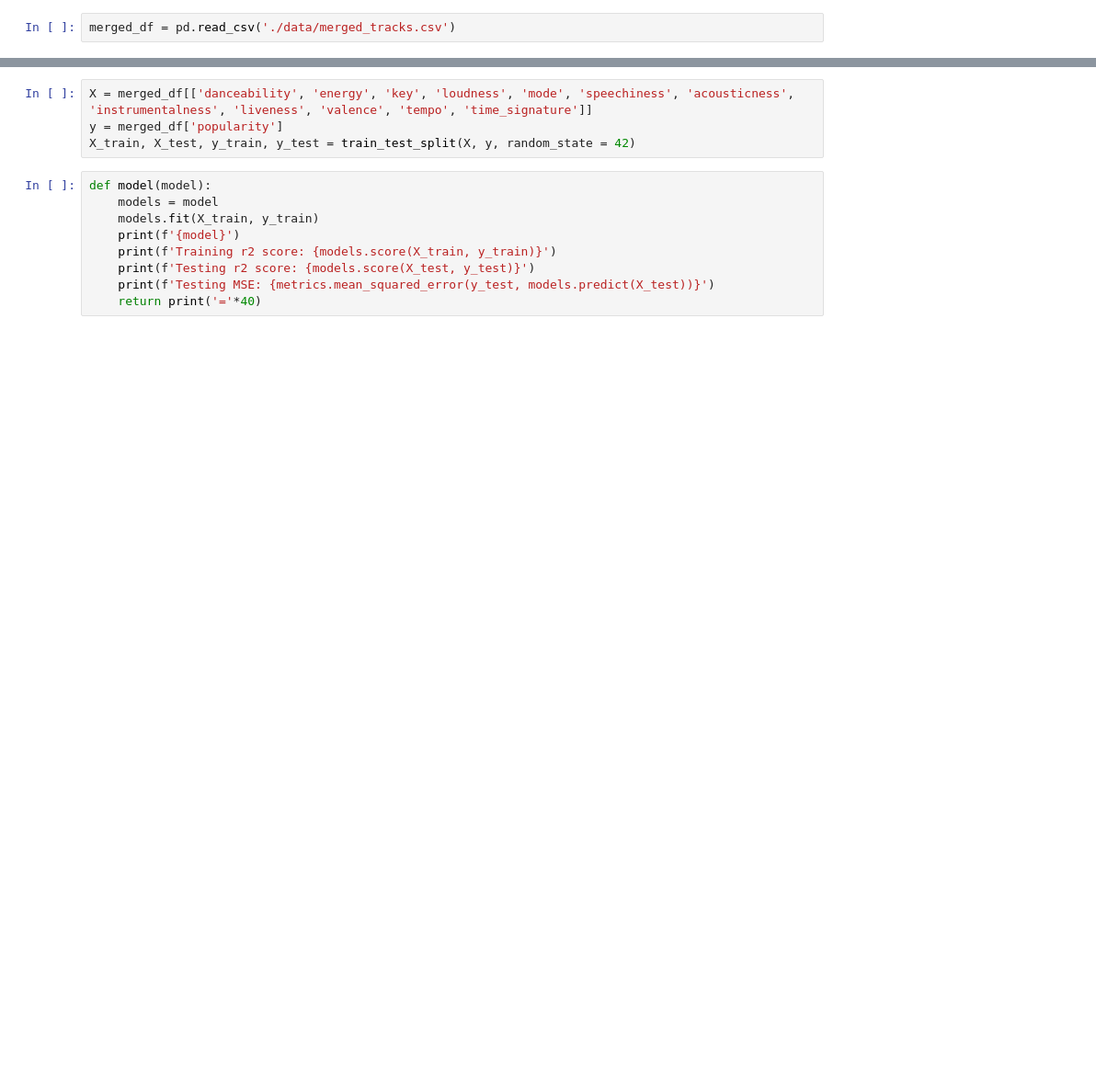
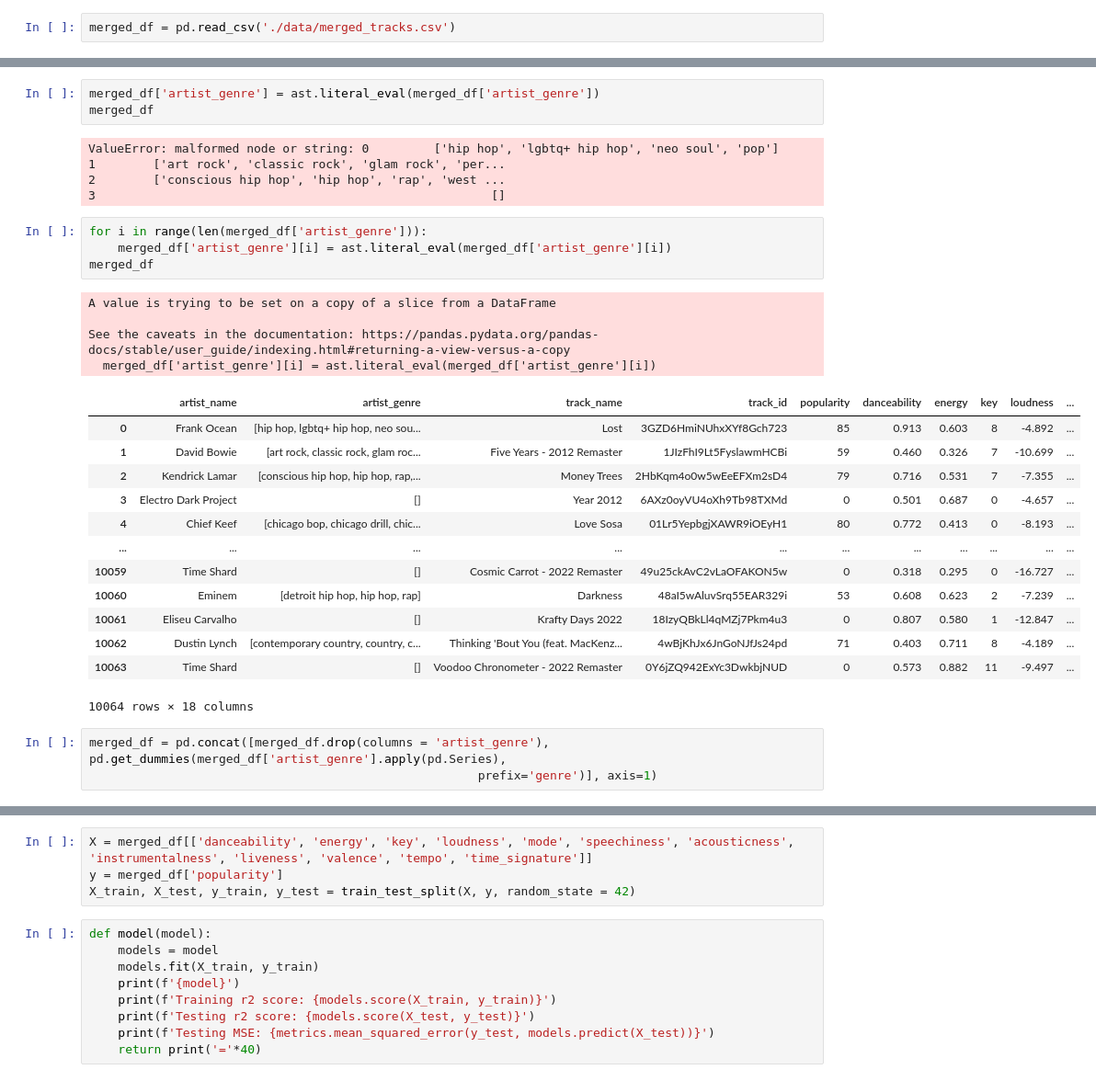
Before and after one commit to sbhewitt/Spotify-Capstone, a Jupyter notebook: 02_EDA_Modeling.ipynb, the cells around one changed output, grey strips where cells are left out. Shown at 92% size. Drawn from its saved outputs; the diff is of its cells as text; blank space fills up the shorter version.

Commit message:
8.12 progress, dummified genres

```diff
--- a/02_EDA_Modeling.ipynb
+++ b/02_EDA_Modeling.ipynb
@@ -33,0 +43,33 @@ Name: artist_name, Length: 3738, dtype: int64
+# %%
+merged_df['artist_genre'] = ast.literal_eval(merged_df['artist_genre'])
+merged_df
+# %% [output]
+ValueError: malformed node or string: 0         ['hip hop', 'lgbtq+ hip hop', 'neo soul', 'pop']
+1        ['art rock', 'classic rock', 'glam rock', 'per...
+2        ['conscious hip hop', 'hip hop', 'rap', 'west ...
+3                                                       []
+# %%
+for i in range(len(merged_df['artist_genre'])):
+    merged_df['artist_genre'][i] = ast.literal_eval(merged_df['artist_genre'][i])
+merged_df
+# %% [output]
+A value is trying to be set on a copy of a slice from a DataFrame
+
+See the caveats in the documentation: https://pandas.pydata.org/pandas-docs/stable/user_guide/indexing.html#returning-a-view-versus-a-copy
+  merged_df['artist_genre'][i] = ast.literal_eval(merged_df['artist_genre'][i])
+|  | artist_name | artist_genre | track_name | track_id | popularity | danceability | energy | key | loudness | ... |
+| 0 | Frank Ocean | [hip hop, lgbtq+ hip hop, neo sou... | Lost | 3GZD6HmiNUhxXYf8Gch723 | 85 | 0.913 | 0.603 | 8 | -4.892 | ... |
+| 1 | David Bowie | [art rock, classic rock, glam roc... | Five Years - 2012 Remaster | 1JIzFhI9Lt5FyslawmHCBi | 59 | 0.460 | 0.326 | 7 | -10.699 | ... |
+| 2 | Kendrick Lamar | [conscious hip hop, hip hop, rap,... | Money Trees | 2HbKqm4o0w5wEeEFXm2sD4 | 79 | 0.716 | 0.531 | 7 | -7.355 | ... |
+| 3 | Electro Dark Project | [] | Year 2012 | 6AXz0oyVU4oXh9Tb98TXMd | 0 | 0.501 | 0.687 | 0 | -4.657 | ... |
+| 4 | Chief Keef | [chicago bop, chicago drill, chic... | Love Sosa | 01Lr5YepbgjXAWR9iOEyH1 | 80 | 0.772 | 0.413 | 0 | -8.193 | ... |
+| ... | ... | ... | ... | ... | ... | ... | ... | ... | ... | ... |
+| 10059 | Time Shard | [] | Cosmic Carrot - 2022 Remaster | 49u25ckAvC2vLaOFAKON5w | 0 | 0.318 | 0.295 | 0 | -16.727 | ... |
+| 10060 | Eminem | [detroit hip hop, hip hop, rap] | Darkness | 48aI5wAluvSrq55EAR329i | 53 | 0.608 | 0.623 | 2 | -7.239 | ... |
+| 10061 | Eliseu Carvalho | [] | Krafty Days 2022 | 18IzyQBkLl4qMZj7Pkm4u3 | 0 | 0.807 | 0.580 | 1 | -12.847 | ... |
+| 10062 | Dustin Lynch | [contemporary country, country, c... | Thinking 'Bout You (feat. MacKenz... | 4wBjKhJx6JnGoNJfJs24pd | 71 | 0.403 | 0.711 | 8 | -4.189 | ... |
+| 10063 | Time Shard | [] | Voodoo Chronometer - 2022 Remaster | 0Y6jZQ942ExYc3DwkbjNUD | 0 | 0.573 | 0.882 | 11 | -9.497 | ... |
+10064 rows × 18 columns
+# %%
+merged_df = pd.concat([merged_df.drop(columns = 'artist_genre'), pd.get_dummies(merged_df['artist_genre'].apply(pd.Series),
+                                                      prefix='genre')], axis=1)
```
Also changed, not shown: parts of 16 cells of this notebook, 15 other files.
